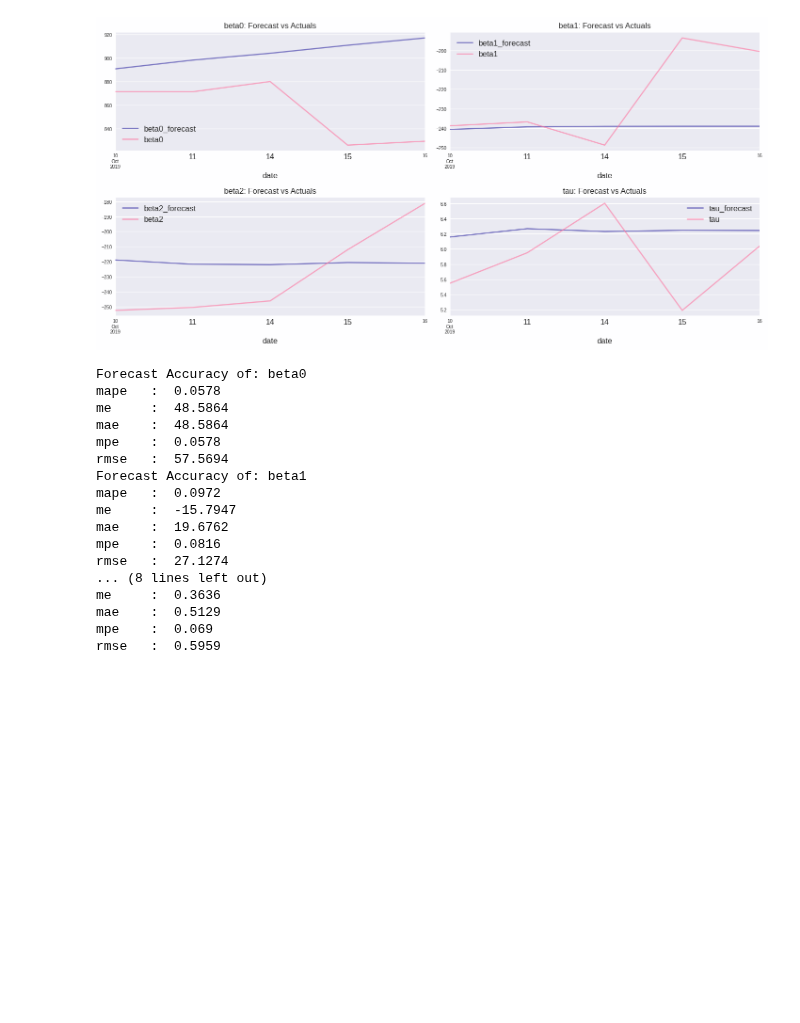
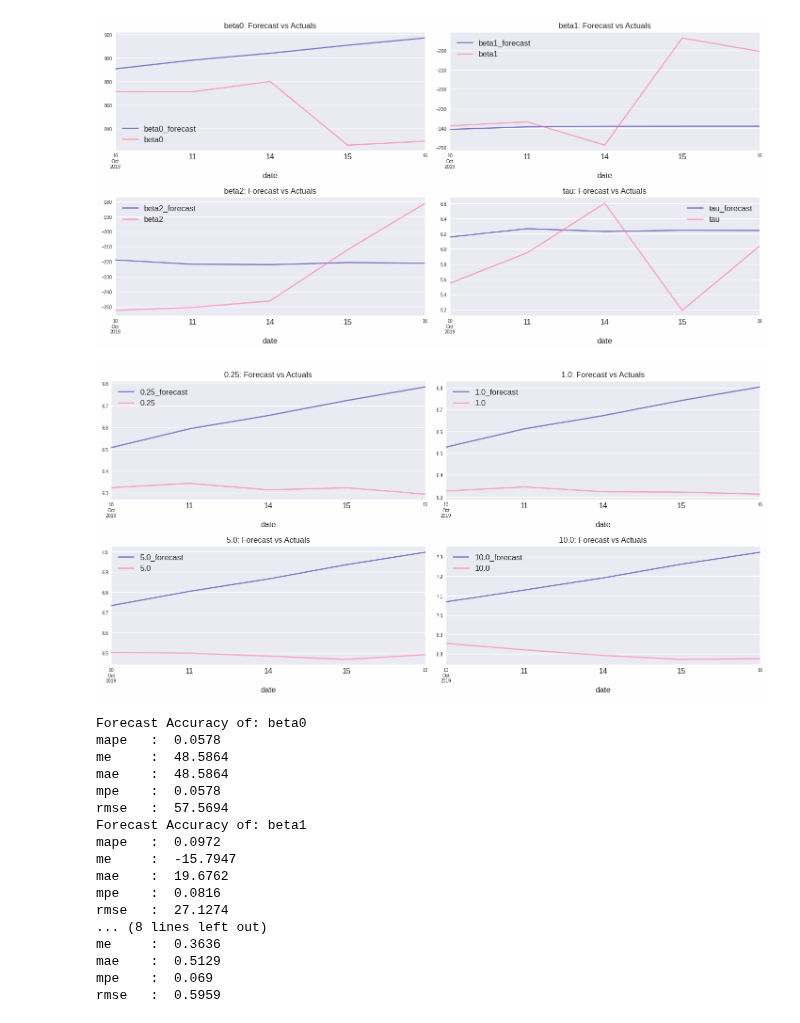
Before and after one commit to VsevolodZaostrovsky/MOEX-Yield-Curve-Forecasting, a Jupyter notebook: ConsideringModels/MainFiles/ARIMA.ipynb, the cells around one changed output. Drawn from its saved outputs; the diff is of its cells as text; code cells hidden in the pictures; blank space fills up the shorter version.

```diff
--- a/ConsideringModels/MainFiles/ARIMA.ipynb
+++ b/ConsideringModels/MainFiles/ARIMA.ipynb
@@ -207,3 +191,29 @@ df_result
 | 2019-10-14 | 880.116830 | -248.834162 | -246.235740 | 6.604045 | 904.144602 | -239.130236 | -222.063226 | 6.230770 |
 | 2019-10-15 | 826.110447 | -193.436764 | -212.103603 | 5.188040 | 910.947551 | -239.077718 | -220.639158 | 6.246685 |
 | 2019-10-16 | 829.433273 | -200.437511 | -181.145054 | 6.040058 | 917.149507 | -239.067206 | -221.044349 | 6.243523 |
+# %%
+def ZCY(beta0, beta1, beta2, tau, time):
+    return (beta0 + (beta1 + beta2) * (tau / time) * (1 - np.exp(- time / tau)) - beta2 * np.exp(- time / tau))/100
+
+# df_result["0.25_forecast"] = ZCY(df_result["beta0_forecast"], df_result["beta1_forecast"], df_result["beta2_forecast"], df_result["tau_forecast"], 0.25)
+# df_result["0.5"] = ZCY(df_result["beta0_forecast"], df_result["beta1_forecast"], df_result["beta2_forecast"], df_result["tau_forecast"], 0.5)
+# df_result["0.75"] = ZCY(df_result["beta0_forecast"], df_result["beta1_forecast"], df_result["beta2_forecast"], df_result["tau_forecast"], 0.75)
+# df_result["1.0"] = ZCY(df_result["beta0_forecast"], df_result["beta1_forecast"], df_result["beta2_forecast"], df_result["tau_forecast"], 1.0)
+# df_result["2.0"] = ZCY(df_result["beta0_forecast"], df_result["beta1_forecast"], df_result["beta2_forecast"], df_result["tau_forecast"], 2.0)
+# df_result["3.0"] = ZCY(df_result["beta0_forecast"], df_result["beta1_forecast"], df_result["beta2_forecast"], df_result["tau_forecast"], 3.0)
+# df_result["5.0"] = ZCY(df_result["beta0_forecast"], df_result["beta1_forecast"], df_result["beta2_forecast"], df_result["tau_forecast"], 5.0)
+# df_result["7.0"] = ZCY(df_result["beta0_forecast"], df_result["beta1_forecast"], df_result["beta2_forecast"], df_result["tau_forecast"], 7.0)
+# df_result["10.0"] = ZCY(df_result["beta0_forecast"], df_result["beta1_forecast"], df_result["beta2_forecast"], df_result["tau_forecast"], 10.0)
+# real_rates = dfr[["Y025", "0.5", "0.75","1.0","2.0","3.0","5.0","7.0","10.0","15.0","20.0","30.0"]]
+
+df_result["0.25_forecast"] = ZCY(df_result["beta0_forecast"], df_result["beta1_forecast"], df_result["beta2_forecast"], df_result["tau_forecast"], 0.25)
+df_result["0.25"] = ZCY(df_result["beta0"], df_result["beta1"], df_result["beta2"], df_result["tau"], 0.25)
+
+df_result["1.0_forecast"] = ZCY(df_result["beta0_forecast"], df_result["beta1_forecast"], df_result["beta2_forecast"], df_result["tau_forecast"], 1.0)
+df_result["1.0"] = ZCY(df_result["beta0"], df_result["beta1"], df_result["beta2"], df_result["tau"], 1.0)
+
+df_result["5.0_forecast"] = ZCY(df_result["beta0_forecast"], df_result["beta1_forecast"], df_result["beta2_forecast"], df_result["tau_forecast"], 5.0)
+df_result["5.0"] = ZCY(df_result["beta0"], df_result["beta1"], df_result["beta2"], df_result["tau"], 5.0)
+
+df_result["10.0_forecast"] = ZCY(df_result["beta0_forecast"], df_result["beta1_forecast"], df_result["beta2_forecast"], df_result["tau_forecast"], 10.0)
+df_result["10.0"] = ZCY(df_result["beta0"], df_result["beta1"], df_result["beta2"], df_result["tau"], 10.0)
@@ -223,6 +244,22 @@ plt.tight_layout();
 plt.savefig("ARIMAfcst.pdf")
 # %% [output]
 [figure]
+# %%
+fig, axes = plt.subplots(nrows=2, ncols=2, dpi=120, figsize=(12,6))
+for i, (col,ax) in enumerate(zip(["0.25","1.0","5.0","10.0"], axes.flatten())):
+    df_result[col+'_forecast'].plot(legend=True, ax=ax).autoscale(axis='x', tight=True)
+    df_result[col].plot(legend=True, ax=ax);
+    ax.set_title(col + ": Forecast vs Actuals", fontsize=10)
+    ax.xaxis.set_ticks_position('none')
+    ax.yaxis.set_ticks_position('none')
+    ax.spines["top"].set_alpha(0)
+    ax.tick_params(labelsize=6)
+
+
+plt.tight_layout();
+plt.savefig("ARIMAfcst.pdf")
+# %% [output]
+[figure, added]
 # %%
 def forecast_accuracy(forecast, actual):
     mape = np.mean(np.abs(forecast - actual)/np.abs(actual))
```
Also changed, not shown: parts of 4 cells of this notebook, 1 other file.
